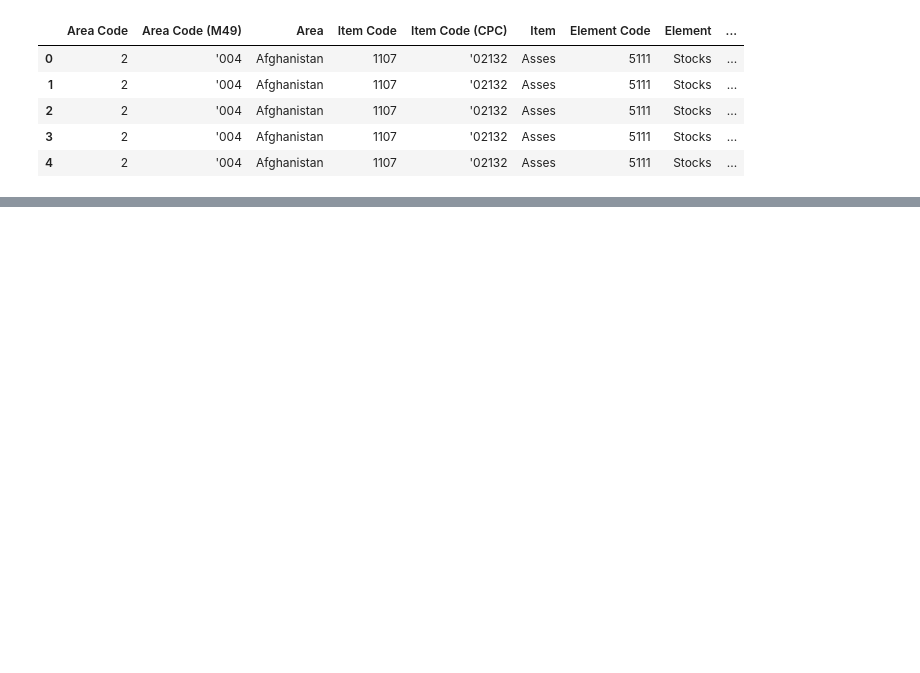
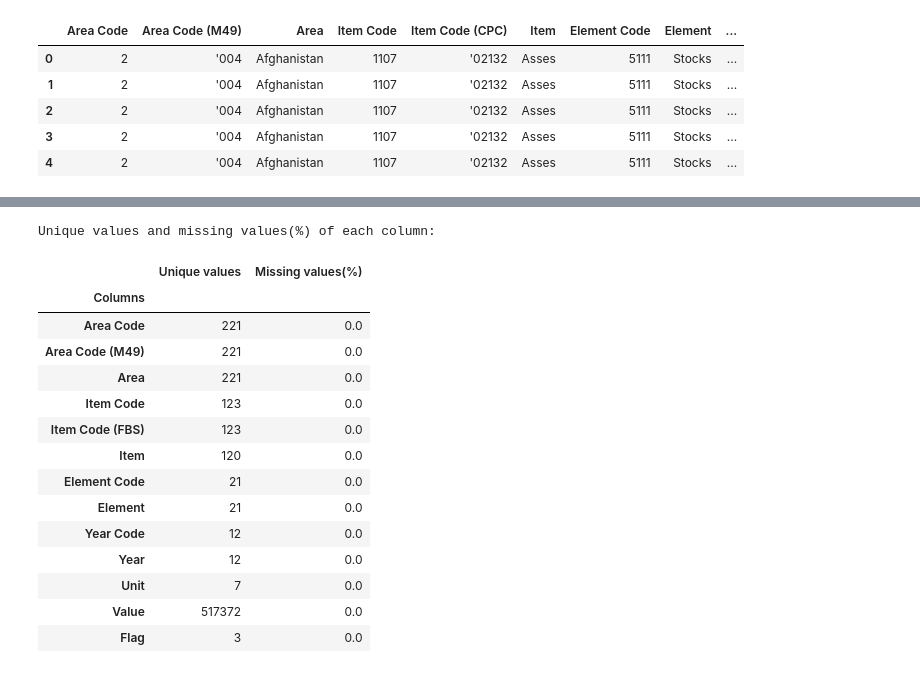
Before and after one commit to kostinam/neuefische-capstone, a Jupyter notebook: mk-data-import.ipynb, the cells around one changed output, grey strips where cells are left out. Saved outputs shown, nothing was run; the diff lists cells and outputs as text; code cells hidden in the pictures; blank space fills up the shorter version.

```diff
--- a/mk-data-import.ipynb
+++ b/mk-data-import.ipynb
@@ -137,0 +170,26 @@ emissions_livestock.head()
+# %%
+# Since the info above does not provide anything apart from the data type, get additional info on unique and missing values
+print("Unique values and missing values(%) of each column:")
+
+food_balances_info= pd.DataFrame({"Unique values": food_balances.nunique(),
+                            "Missing values(%)": round(food_balances.isnull().sum()/food_balances.shape[0]*100, 2)
+                            }).rename_axis('Columns', axis='rows')
+
+food_balances_info
+# %% [output]
+Unique values and missing values(%) of each column:
+|  | Unique values | Missing values(%) |
+| Columns |  |  |
+| Area Code | 221 | 0.0 |
+| Area Code (M49) | 221 | 0.0 |
+| Area | 221 | 0.0 |
+| Item Code | 123 | 0.0 |
+| Item Code (FBS) | 123 | 0.0 |
+| Item | 120 | 0.0 |
+| Element Code | 21 | 0.0 |
+| Element | 21 | 0.0 |
+| Year Code | 12 | 0.0 |
+| Year | 12 | 0.0 |
+| Unit | 7 | 0.0 |
+| Value | 517372 | 0.0 |
+| Flag | 3 | 0.0 |
```
Also changed, not shown: parts of 40 cells of this notebook.
